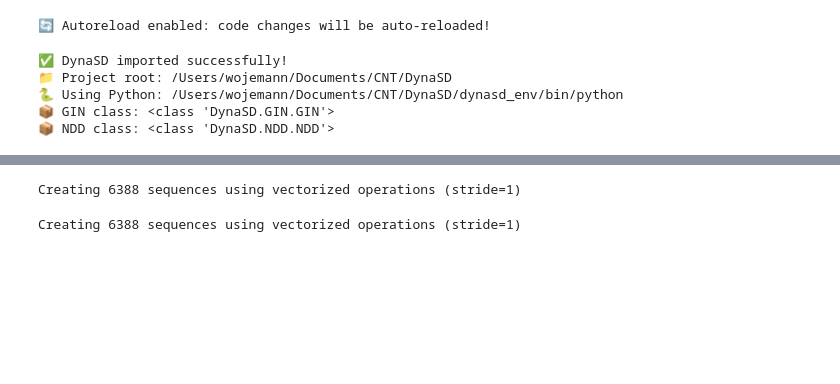
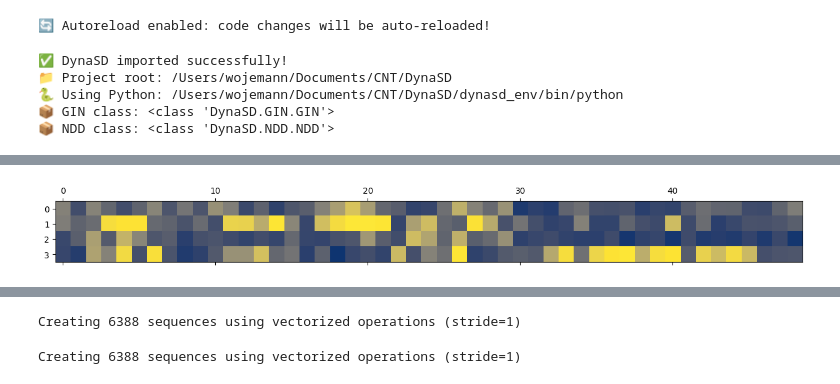
Before and after one commit to wojemann/DynaSD, a Jupyter notebook: examples/test_sim.ipynb, the cells around one changed output, grey strips where cells are left out. Cells and saved outputs as stored; diff of their text form; code cells hidden in the pictures; blank space fills up the shorter version.

```diff
--- a/examples/test_sim.ipynb
+++ b/examples/test_sim.ipynb
@@ -65,3 +65,12 @@ plt.show()
 # reg = LiNDDA(closeform = True,fs=256,sequence_length=1,forecast_length=1)
 # reg.fit(pd.DataFrame(X))
 # data = pd.DataFrame(np.random.randn(420*fs,81))
+# %%
+model = ONCET()
+model.fit(data.iloc[:fs*10,:])
+mat = model(data)
+plt.matshow(mat.T)
+plt.clim([0,1])
+plt.show()
+del model
+# %% [output]
@@ -68,3 +78,4 @@ plt.show()
+[figure, added]
 # %%
 sequence_length = 12
 forecast_length = 1
```
Also changed, not shown: parts of 5 cells of this notebook, 9 other files.
